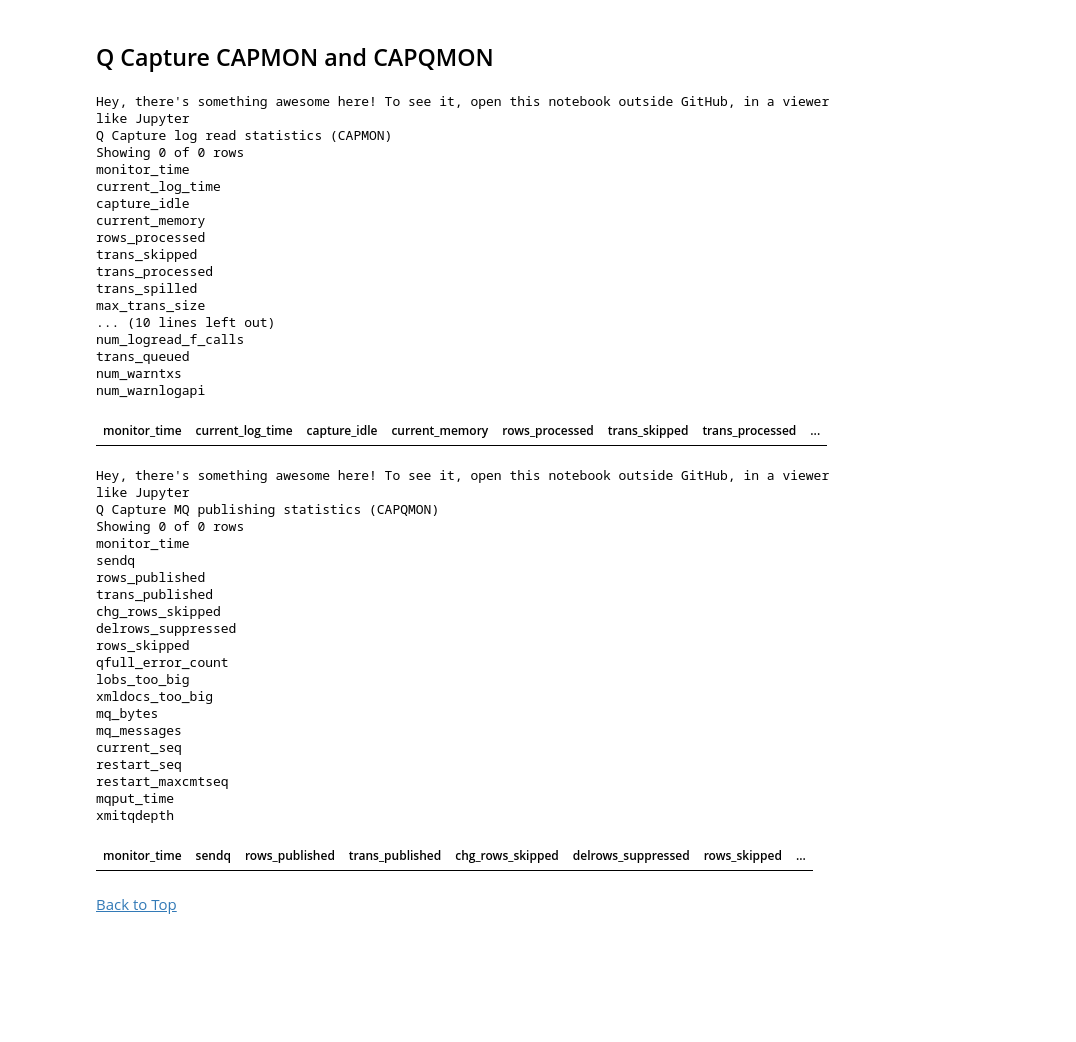
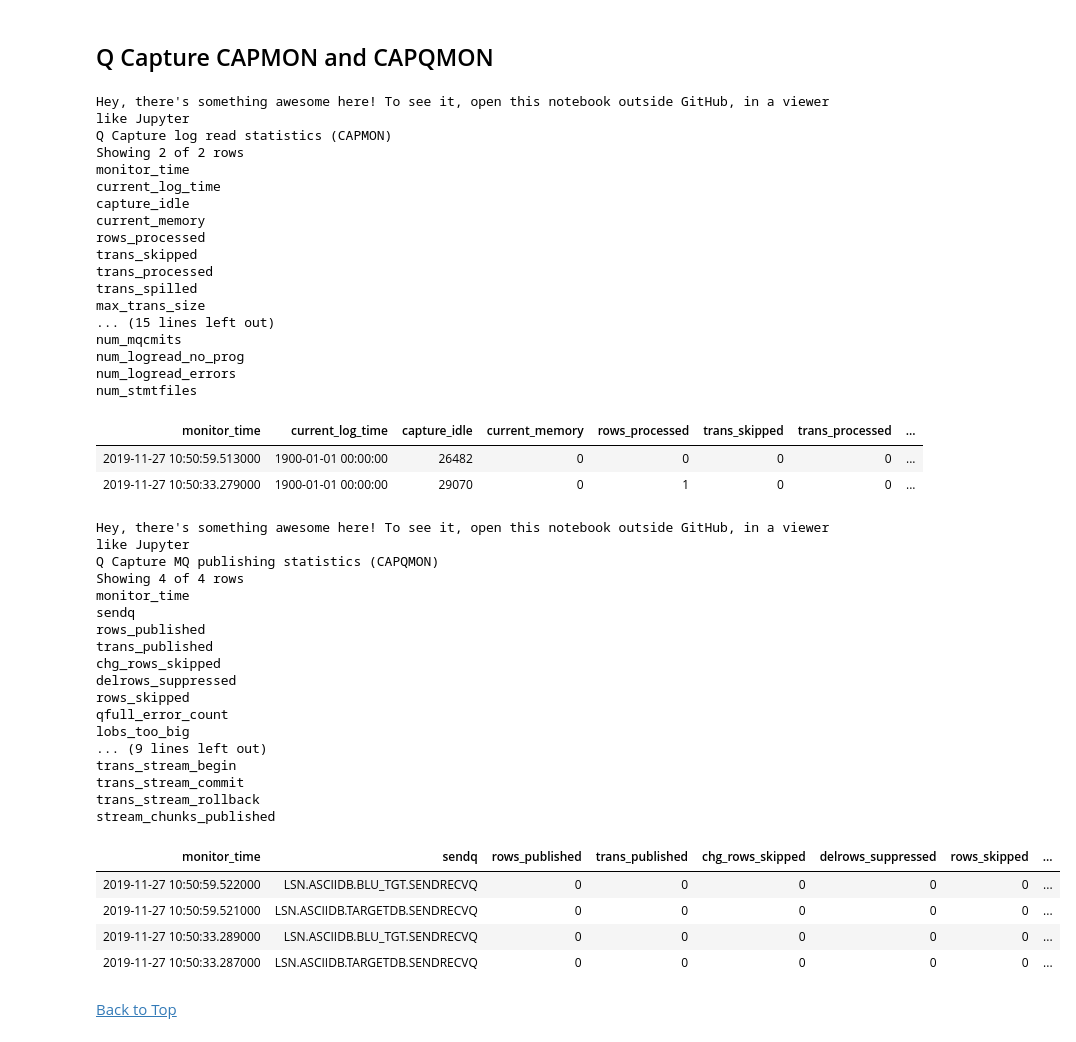
Before and after one commit to federator3/Q-Replication-Jupyter-Notebook, a Jupyter notebook: IBM Q Capture Jupyter Notebook.ipynb, the cells around one changed output. Drawn from its saved outputs; the diff is of its cells as text; code cells hidden in the pictures; blank space fills up the shorter version.

```diff
--- a/IBM Q Capture Jupyter Notebook.ipynb
+++ b/IBM Q Capture Jupyter Notebook.ipynb
@@ -103,7 +103,7 @@ db2host  = 'localhost'
 db2port  = 50000
 
 # User id privileged to read the Q Capture control tables
-db2user  = 'DE094692'
+db2user  = 'db2inst1'
 # You will be prompted to type in your password
 db2password = getpass.getpass('Password for database ' + db2alias + ': ');
 # %% [output]
@@ -112,6 +112,9 @@ Password for database ASCIIDB: ········
 # Switch to control debug messages. False: No debug messages; True: Some debug messages will be printed
 # debug = True
 debug = False
+
+# Display all columns when showing a data frame
+pandas.set_option('display.max_columns', None)
 
 # Define the date range for plotting performance data from IBMQREP_CAPMON and IBMQREP_CAPQMON
 # (plots grouped by hour)
@@ -678,9 +681,9 @@ if debug:
     print("Monitor Start Date: " + mon_start_date)
     print("Monitor End Date:   " + mon_end_date)
 # %%
-# The function get_applymon executes a query which selects detail data from IBMQREP_CAPMON
+# The function get_capmon executes a query which selects detail data from IBMQREP_CAPMON
 # and returns a pandas data frame
-df_capmon = get_capmon(connection, mon_start_date, mon_end_date)
+df_capmon = get_capmon(connection, capture_schema, mon_start_date, mon_end_date)
 
 df_capmon.set_index('monitor_time')
 
@@ -692,7 +695,7 @@ display(df_capmon)
 # %% [output]
 Hey, there's something awesome here! To see it, open this notebook outside GitHub, in a viewer like Jupyter
 Q Capture log read statistics (CAPMON)
-Showing 0 of 0 rows
+Showing 2 of 2 rows
 monitor_time
 current_log_time
 capture_idle
@@ -702,44 +705,47 @@ trans_skipped
 trans_processed
 trans_spilled
 max_trans_size
-... (10 lines left out)
-num_logread_f_calls
-trans_queued
-num_warntxs
-num_warnlogapi
+... (15 lines left out)
+num_mqcmits
+num_logread_no_prog
+num_logread_errors
+num_stmtfiles
 | monitor_time | current_log_time | capture_idle | current_memory | rows_processed | trans_skipped | trans_processed | ... |
+| 2019-11-27 10:50:59.513000 | 1900-01-01 00:00:00 | 26482 | 0 | 0 | 0 | 0 | ... |
+| 2019-11-27 10:50:33.279000 | 1900-01-01 00:00:00 | 29070 | 0 | 1 | 0 | 0 | ... |
 # %%
 # The function get_capqmon executes a query which selects detail data from IBMQREP_CAPQMON
 # and returns a pandas data frame
-df_capqmon = get_capqmon(connection, mon_start_date, mon_end_date)
+df_capqmon = get_capqmon(connection, capture_schema, mon_start_date, mon_end_date)
 
 # sort does not seem to work
 df_capqmon.sort_values(['monitor_time'], ascending=False, inplace=True)
 
 # displaying the data frame using Pixiedust
 display(df_capqmon)
 # %% [output]
 Hey, there's something awesome here! To see it, open this notebook outside GitHub, in a viewer like Jupyter
 Q Capture MQ publishing statistics (CAPQMON)
-Showing 0 of 0 rows
+Showing 4 of 4 rows
 monitor_time
 sendq
 rows_published
 trans_published
 chg_rows_skipped
 delrows_suppressed
 rows_skipped
 qfull_error_count
 lobs_too_big
-xmldocs_too_big
-mq_bytes
-mq_messages
-current_seq
-restart_seq
-restart_maxcmtseq
-mqput_time
-xmitqdepth
+... (9 lines left out)
+trans_stream_begin
+trans_stream_commit
+trans_stream_rollback
+stream_chunks_published
 | monitor_time | sendq | rows_published | trans_published | chg_rows_skipped | delrows_suppressed | rows_skipped | ... |
+| 2019-11-27 10:50:59.522000 | LSN.ASCIIDB.BLU_TGT.SENDRECVQ | 0 | 0 | 0 | 0 | 0 | ... |
+| 2019-11-27 10:50:59.521000 | LSN.ASCIIDB.TARGETDB.SENDRECVQ | 0 | 0 | 0 | 0 | 0 | ... |
+| 2019-11-27 10:50:33.289000 | LSN.ASCIIDB.BLU_TGT.SENDRECVQ | 0 | 0 | 0 | 0 | 0 | ... |
+| 2019-11-27 10:50:33.287000 | LSN.ASCIIDB.TARGETDB.SENDRECVQ | 0 | 0 | 0 | 0 | 0 | ... |
 # %% [markdown]
 [Back to Top](#top)
 <a id='qcap_trace'></a>
```
Also changed, not shown: parts of 14 cells of this notebook, 2 other files.
